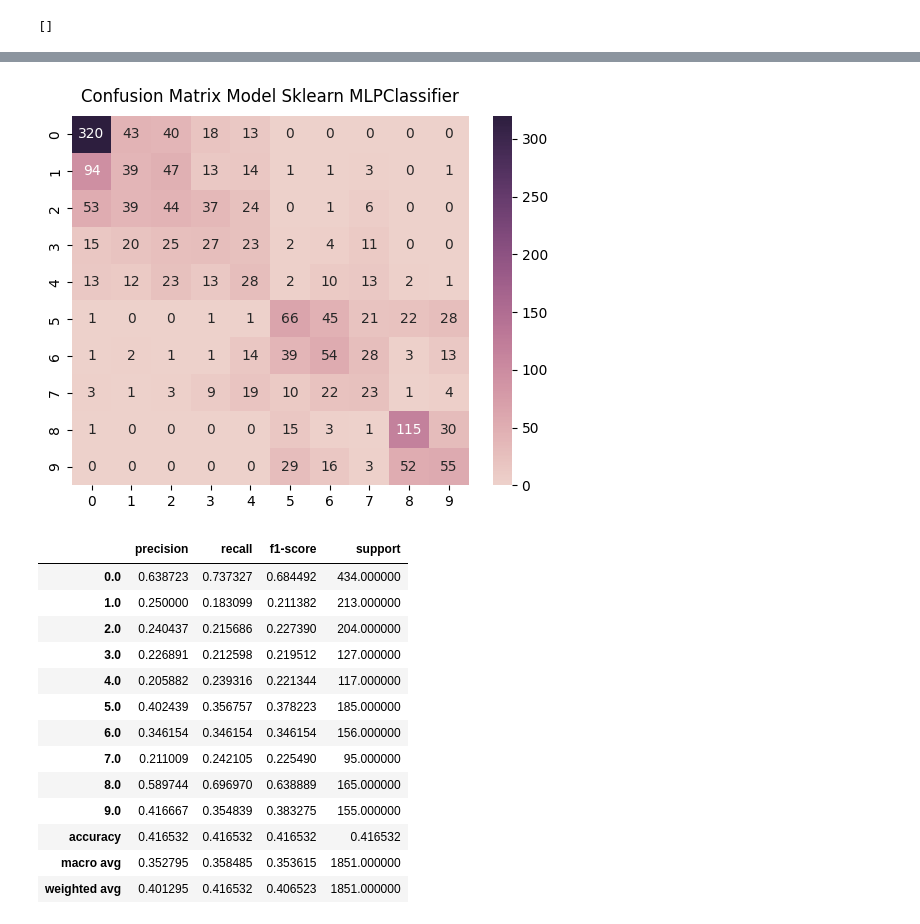
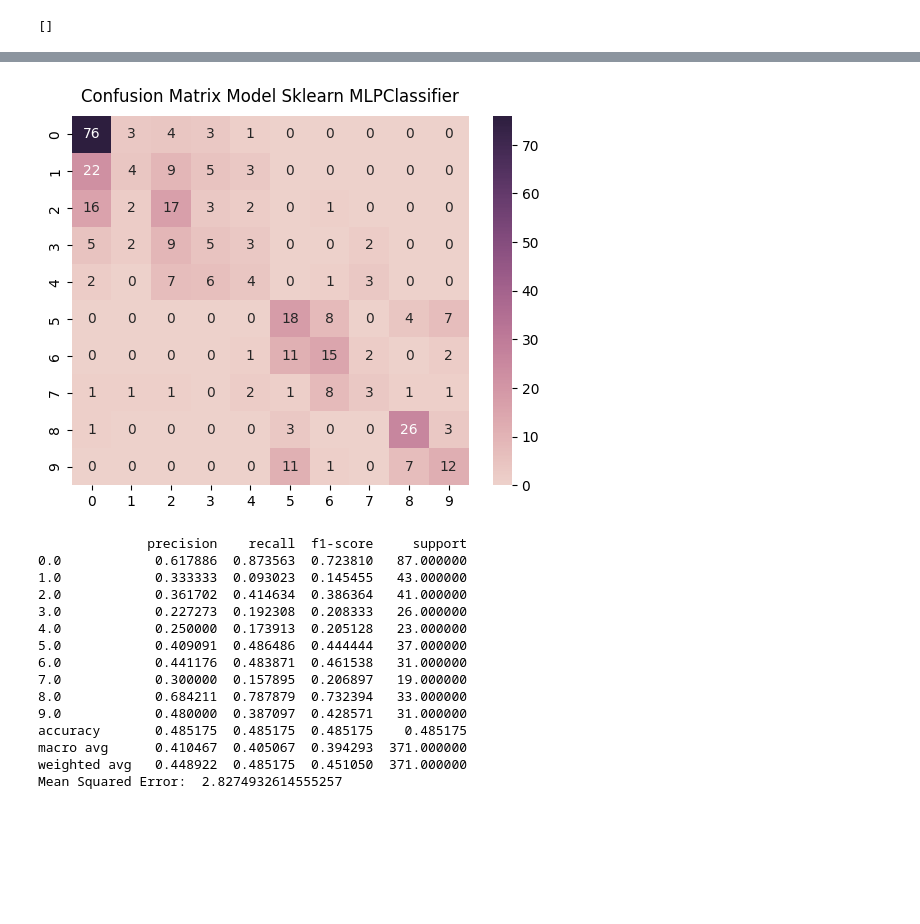
Before and after one commit to WawanWidiantara/Multi-Layer-Perceptron, a Jupyter notebook: MLP-sklearn.ipynb, the cells around one changed output, grey strips where cells are left out. Drawn from its saved outputs; the diff is of its cells as text; code cells hidden in the pictures; blank space fills up the shorter version.

Commit message:
+ fix model

```diff
--- a/MLP-sklearn.ipynb
+++ b/MLP-sklearn.ipynb
@@ -172,7 +172,7 @@ from sklearn.model_selection import train_test_split
 features = data.drop(['Satisfaction'], axis=1)
 label = data['Satisfaction']
 
-x_train, x_test, y_train, y_test = train_test_split(features, label, test_size=0.5, random_state=42, stratify=label, shuffle=True)
+x_train, x_test, y_train, y_test = train_test_split(features, label, test_size=0.1, random_state=42, stratify=label, shuffle=True)
 # %%
 import matplotlib.pyplot as plt
 import seaborn as sns
@@ -207,7 +207,7 @@ from sklearn.preprocessing import StandardScaler
 
 scaler = StandardScaler()
 x_train = scaler.fit_transform(x_train)
-x_test = scaler.fit_transform(x_test)
+x_test = scaler.transform(x_test)
 # %%
 x_train = pd.DataFrame(x_train)
 x_test = pd.DataFrame(x_test)
@@ -257,6 +259,12 @@ x_test = x_test.drop(x_test.columns[to_drop], axis=1)
 # %%
 from sklearn.neural_network import MLPClassifier
 
-mlp = MLPClassifier(hidden_layer_sizes=(32,64,32), max_iter=300, activation='relu', solver='adam', random_state=42)
+mlp = MLPClassifier(hidden_layer_sizes=(128,64,32), max_iter=100, activation='relu', solver='adam', random_state=42, learning_rate_init=0.0001, learning_rate='constant')
 mlp.fit(x_train, y_train)
 predict = mlp.predict(x_test)
+
+plt.plot(mlp.loss_curve_)
+plt.title('Loss Curve')
+plt.xlabel('Iterations')
+plt.ylabel('Loss')
+plt.show()
@@ -268,26 +278,29 @@ def plot_cm(matrix, title):
     ax.set_title(f'Confusion Matrix {title}', pad=10);
     plt.show()
 # %%
-from sklearn.metrics import confusion_matrix, classification_report
+from sklearn.metrics import confusion_matrix, classification_report, mean_squared_error
 
 confussion_matrix = confusion_matrix(y_test, predict)
 plot_cm(confussion_matrix, 'Model Sklearn MLPClassifier')
 
 model1_report = classification_report(y_test, predict, output_dict=True)
-pd.DataFrame(model1_report).transpose()
+print(pd.DataFrame(model1_report).transpose())
+
+print("Mean Squared Error: ", mean_squared_error(y_test, predict))
 # %% [output]
-[figure, old version]
+[figure, new version]
-|  | precision | recall | f1-score | support |
-| 0.0 | 0.638723 | 0.737327 | 0.684492 | 434.000000 |
-| 1.0 | 0.250000 | 0.183099 | 0.211382 | 213.000000 |
-| 2.0 | 0.240437 | 0.215686 | 0.227390 | 204.000000 |
-| 3.0 | 0.226891 | 0.212598 | 0.219512 | 127.000000 |
-| 4.0 | 0.205882 | 0.239316 | 0.221344 | 117.000000 |
-| 5.0 | 0.402439 | 0.356757 | 0.378223 | 185.000000 |
-| 6.0 | 0.346154 | 0.346154 | 0.346154 | 156.000000 |
-| 7.0 | 0.211009 | 0.242105 | 0.225490 | 95.000000 |
-| 8.0 | 0.589744 | 0.696970 | 0.638889 | 165.000000 |
-| 9.0 | 0.416667 | 0.354839 | 0.383275 | 155.000000 |
-| accuracy | 0.416532 | 0.416532 | 0.416532 | 0.416532 |
-| macro avg | 0.352795 | 0.358485 | 0.353615 | 1851.000000 |
-| weighted avg | 0.401295 | 0.416532 | 0.406523 | 1851.000000 |
+              precision    recall  f1-score     support
+0.0            0.617886  0.873563  0.723810   87.000000
+1.0            0.333333  0.093023  0.145455   43.000000
+2.0            0.361702  0.414634  0.386364   41.000000
+3.0            0.227273  0.192308  0.208333   26.000000
+4.0            0.250000  0.173913  0.205128   23.000000
+5.0            0.409091  0.486486  0.444444   37.000000
+6.0            0.441176  0.483871  0.461538   31.000000
+7.0            0.300000  0.157895  0.206897   19.000000
+8.0            0.684211  0.787879  0.732394   33.000000
+9.0            0.480000  0.387097  0.428571   31.000000
+accuracy       0.485175  0.485175  0.485175    0.485175
+macro avg      0.410467  0.405067  0.394293  371.000000
+weighted avg   0.448922  0.485175  0.451050  371.000000
+Mean Squared Error:  2.8274932614555257
```
Also changed, not shown: parts of 5 cells of this notebook, 2 other files.
